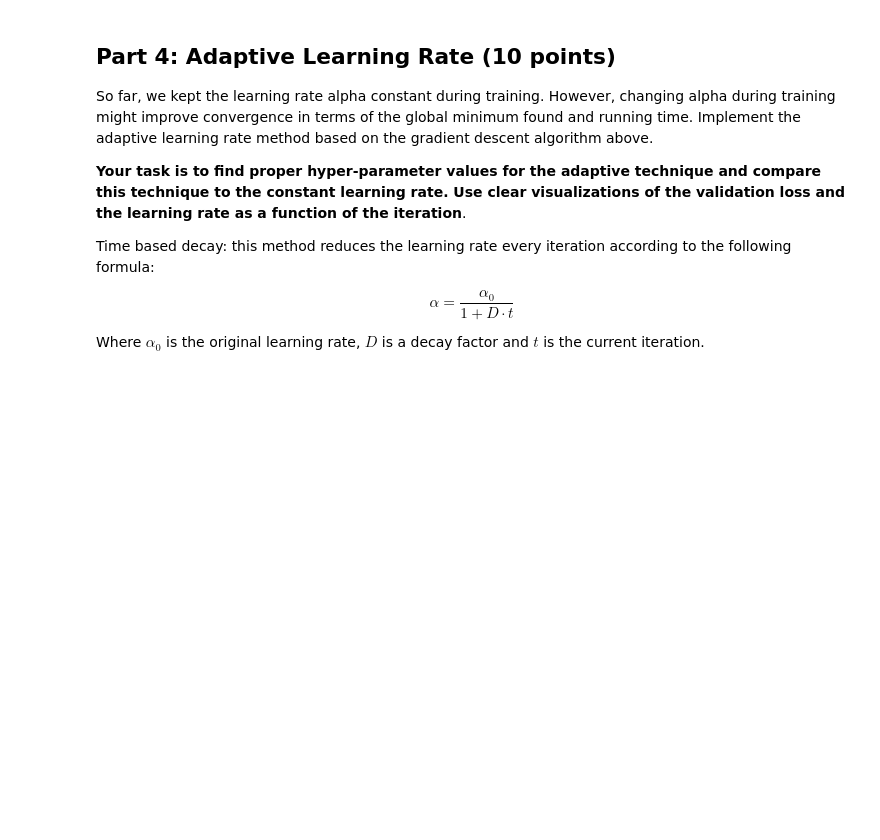
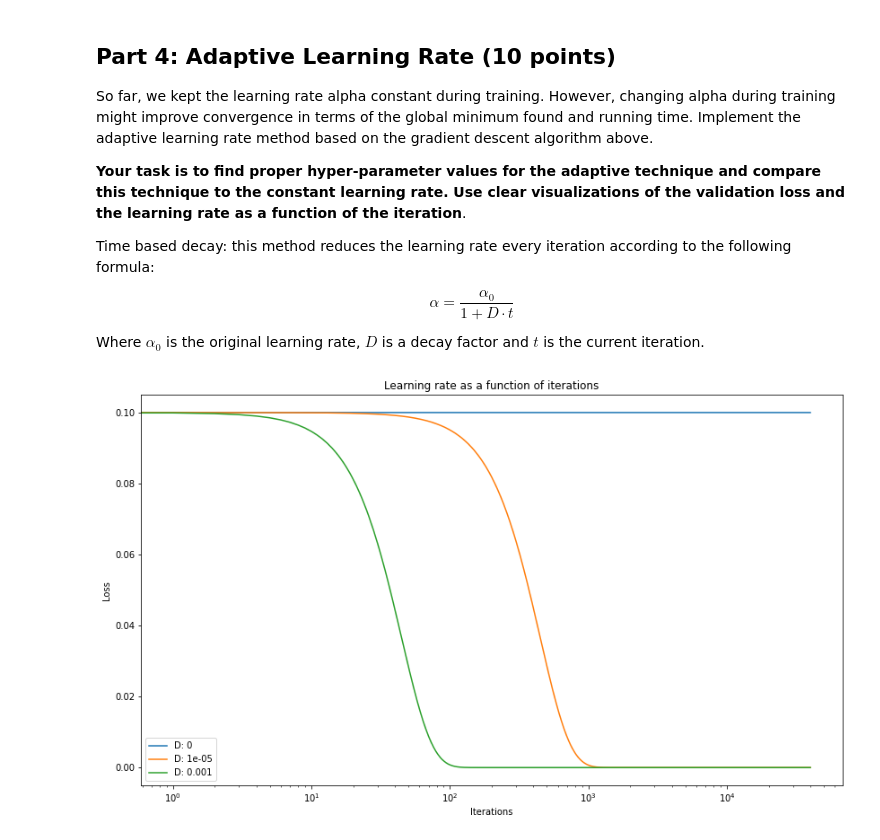
Before and after one commit to BDR2939/ML-from-Data, a Jupyter notebook: HW1/hw1.ipynb, the cells around one changed output. Drawn from its saved outputs; the diff is of its cells as text; code cells hidden in the pictures; blank space fills up the shorter version.

```diff
--- a/HW1/hw1.ipynb
+++ b/HW1/hw1.ipynb
@@ -591,3 +597,14 @@ df = pd.read_csv('data.csv')
 # %%
 X = df['sqft_living'].values
 y = df['price'].values
+# %%
+X, y = preprocess(X, y)
+# %%
+np.random.seed(42)
+indices = np.random.permutation(X.shape[0])
+idx_train, idx_val = indices[:int(0.8*X.shape[0])], indices[int(0.8*X.shape[0]):]
+X_train, X_val = X[idx_train], X[idx_val]
+y_train, y_val = y[idx_train], y[idx_val]
+# %%
+X_train = np.c_[np.ones(X_train.shape[0]), X_train]
+X_val = np.c_[np.ones(X_val.shape[0]), X_val]
@@ -593,0 +630,30 @@ y = df['price'].values
+# %%
+D = [0, 0.00001, 0.001]
+
+thetas = []
+J_histories = []
+alpha_histories = []
+J_validations = []
+np.random.seed(42)
+theta = np.random.random(size=2)
+iterations = 40000
+alpha = 0.1
+
+for d in D:
+    initial_theta = np.random.random(size=2)
+    theta, J_history, alpha_history = gradient_descent_with_adaptive_learning_rate(X_train, y_train, initial_theta, alpha, d, iterations)
+    thetas.append(theta)
+    J_histories.append(J_history)
+    alpha_histories.append(alpha_history)
+    J_validations.append(compute_cost(X_val, y_val, theta))
+# %%
+for alpha_history in alpha_histories:
+    plt.plot(np.arange(iterations), alpha_history)
+plt.xscale('log')
+plt.xlabel('Iterations')
+plt.ylabel('Loss')
+plt.title('Learning rate as a function of iterations')
+plt.legend(list(map(lambda d: f'D: {d}', D)))
+plt.show()
+# %% [output]
+[figure, added]
```
Also changed, not shown: parts of 4 cells of this notebook.
